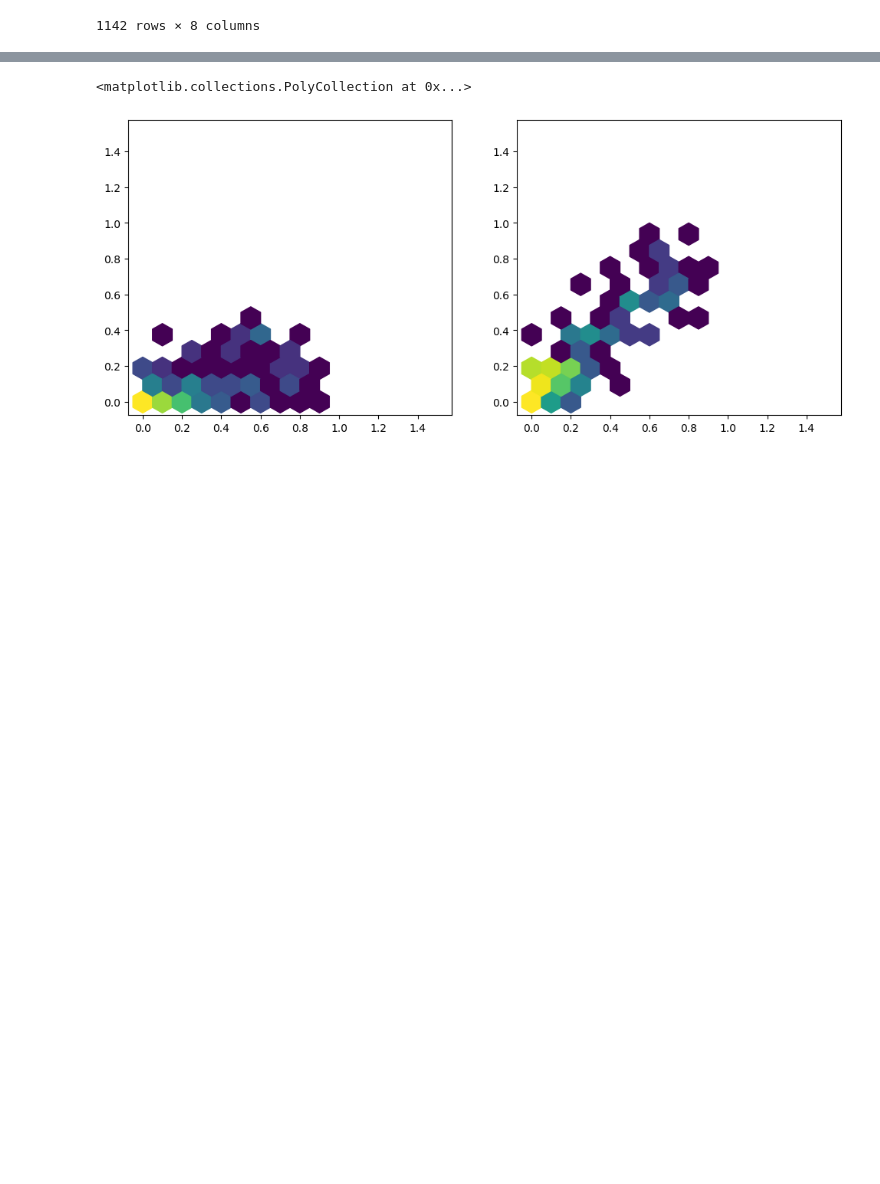
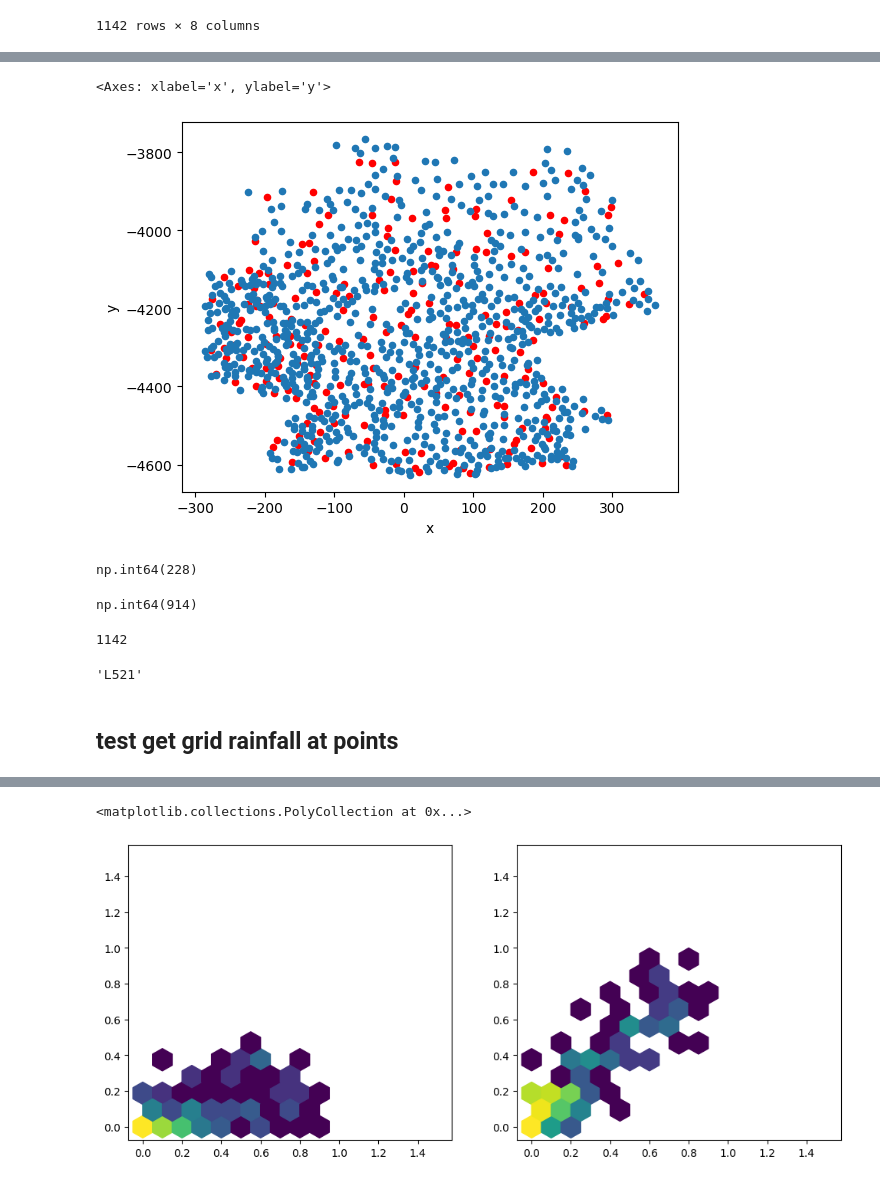
Before and after one commit to OpenSenseAction/mergeplg, a Jupyter notebook: docs/notebooks/openMRG_case_RADOLAN.ipynb, the cells around one changed output, grey strips where cells are left out. Cells and saved outputs as stored; diff of their text form; code cells hidden in the pictures; blank space fills up the shorter version.

```diff
--- a/docs/notebooks/openMRG_case_RADOLAN.ipynb
+++ b/docs/notebooks/openMRG_case_RADOLAN.ipynb
@@ -237,0 +297,32 @@ np.testing.assert_equal(
+# %%
+fig, ax = plt.subplots()
+
+df_stations_with_audit_interim[
+    df_stations_with_audit_interim.audit == True
+].plot.scatter("x", "y", color="r", ax=ax)
+df_stations_with_audit_interim[
+    df_stations_with_audit_interim.interim == True
+].plot.scatter("x", "y", ax=ax)
+# %% [output]
+<Axes: xlabel='x', ylabel='y'>
+[figure, added]
+# %%
+df_stations_with_audit_interim.audit.sum()
+# %% [output]
+np.int64(228)
+# %%
+df_stations_with_audit_interim.interim.sum()
+# %% [output]
+np.int64(914)
+# %%
+len(df_stations_with_audit_interim)
+# %% [output]
+1142
+# %%
+df_stations_with_audit_interim[df_stations_with_audit_interim.audit].station_id.iloc[
+    101
+]
+# %% [output]
+'L521'
+# %% [markdown]
+## test get grid rainfall at points
```
Also changed, not shown: parts of 16 cells of this notebook.
